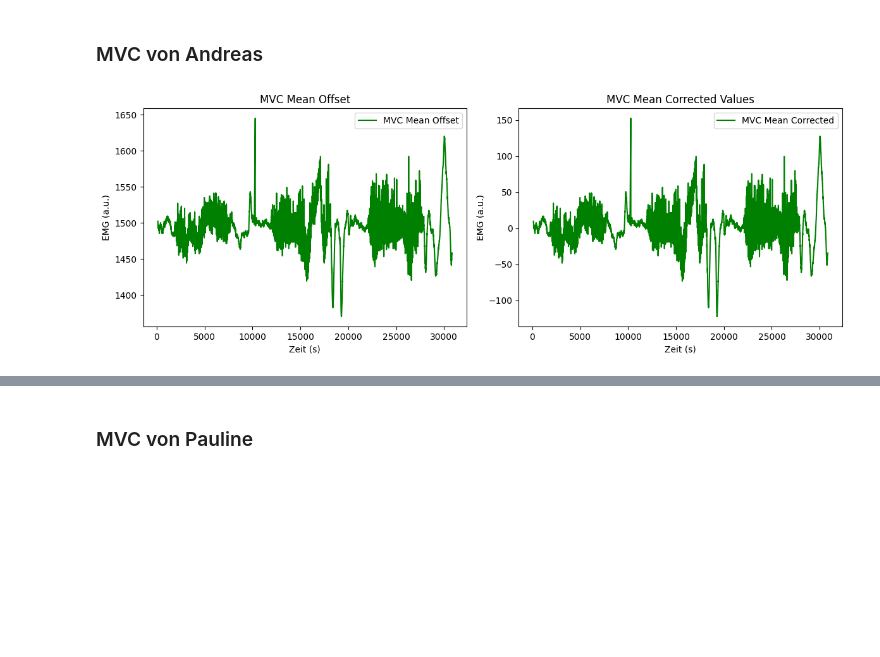
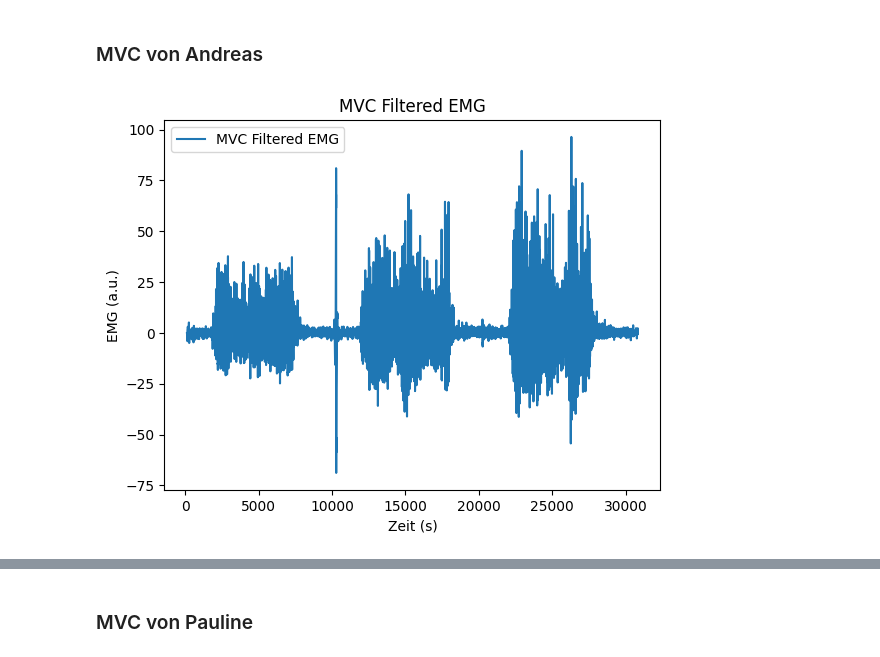
Before and after one commit to VPaulineC/Praktikum-3, a Jupyter notebook: MainCode3.ipynb, the cells around one changed output, grey strips where cells are left out. Cells and saved outputs as stored; diff of their text form; code cells hidden in the pictures; blank space fills up the shorter version.

```diff
--- a/MainCode3.ipynb
+++ b/MainCode3.ipynb
@@ -156,88 +154,87 @@ mvca  = import_dataAndreas('\t')
 mvc_mean_offset = np.mean(mvca['emg'])
 mvca['mean_corrected'] = mvca['emg'] - mvc_mean_offset
 
-plt.figure(figsize=(12, 8))
-plt.subplot(2, 2, 1)
-plt.plot(mvca['t'], mvca['emg'], label='MVC Mean Offset', color = "green")
-plt.title('MVC Mean Offset')
-plt.xlabel('Zeit (s)')
-plt.ylabel('EMG (a.u.)')
-plt.legend()
+# plt.figure(figsize=(12, 8))
+# plt.subplot(2, 2, 1)
+# plt.plot(mvc['t'], mvc['emg'], label='MVC Mean Offset')
+# plt.title('MVC Mean Offset')
+# plt.xlabel('Zeit (s)')
+# plt.ylabel('EMG (a.u.)')
+# plt.legend()
 
-plt.subplot(2, 2, 2)
-plt.plot(mvca['t'], mvca['mean_corrected'], label='MVC Mean Corrected', color = "green")
-plt.title('MVC Mean Corrected Values')
-plt.xlabel('Zeit (s)')
-plt.ylabel('EMG (a.u.)')
-plt.legend()
+# plt.subplot(2, 2, 2)
+# plt.plot(mvc['t'], mvc['mean_corrected'], label='MVC Mean Corrected')
+# plt.title('MVC Mean Corrected Values')
+# plt.xlabel('Zeit (s)')
+# plt.ylabel('EMG (a.u.)')
+# plt.legend()
 
-plt.tight_layout()
-plt.show()
+# plt.tight_layout()
+# plt.show()
 
 # MVC Unfiltered und Filtered EMG plotten
 mvc_filtered_emg = butterworth_filter(mvca['mean_corrected'], 20, 450, fs=1000)
 
-plt.figure(figsize=(12, 8))
-plt.subplot(2, 2, 1)
-plt.plot(mvca['t'], mvca['mean_corrected'], label='MVC Unfiltered EMG', color = "green")
-plt.title('MVC Unfiltered EMG')
-plt.xlabel('Zeit (s)')
-plt.ylabel('EMG (a.u.)')
-plt.legend()
+# plt.figure(figsize=(12, 8))
+# plt.subplot(2, 2, 1)
+# plt.plot(mvc['t'], mvc['mean_corrected'], label='MVC Unfiltered EMG')
+# plt.title('MVC Unfiltered EMG')
+# plt.xlabel('Zeit (s)')
+# plt.ylabel('EMG (a.u.)')
+# plt.legend()
 
 
-plt.subplot(2, 2, 2)
-plt.plot(mvca['t'], mvc_filtered_emg, label='MVC Filtered EMG',color = "green")
+
+plt.plot(mvca['t'], mvc_filtered_emg, label='MVC Filtered EMG')
 plt.title('MVC Filtered EMG')
 plt.xlabel('Zeit (s)')
 plt.ylabel('EMG (a.u.)')
 plt.legend()
 
-plt.tight_layout()
 plt.show()
 
 # MVC Unrectified und Rectified EMG plotten
 mvc_rectified_emg = np.abs(mvc_filtered_emg)
 mvc_envelope = lowpass_filter(mvc_rectified_emg, 3, fs=1000)
 
-plt.figure(figsize=(12, 8))
-plt.subplot(2, 2, 1)
-plt.plot(mvca['t'], mvc_filtered_emg, label='MVC Unrectified EMG', color = "green")
-plt.title('MVC Unrectified EMG')
+# plt.figure(figsize=(12, 8))
+# plt.subplot(2, 2, 1)
+# plt.plot(mvc['t'], mvc_filtered_emg, label='MVC Unrectified EMG')
+# plt.title('MVC Unrectified EMG')
+# plt.xlabel('Zeit (s)')
+# plt.ylabel('EMG (a.u.)')
+# plt.legend()
+
+
+
+plt.plot(mvca['t'], mvc_rectified_emg, label='MVC Rectified EMG')
+plt.title('MVC Rectified EMG')
 plt.xlabel('Zeit (s)')
 plt.ylabel('EMG (a.u.)')
 plt.legend()
 
 
-plt.subplot(2, 2, 2)
-plt.plot(mvca['t'], mvc_rectified_emg, label='MVC Rectified EMG', color = "green")
-plt.title('MVC Rectified EMG')
-plt.xlabel('Zeit (s)')
-plt.ylabel('EMG (a.u.)')
-plt.legend()
-
-plt.tight_layout()
 plt.show()
 
-plt.figure(figsize=(12, 8))
-plt.subplot(2, 2, 1)
-plt.plot(mvca['t'], mvc_rectified_emg, label='MVC Rectified EMG', color = "green")
-plt.title('MVC Rectified EMG')
-plt.xlabel('Zeit (s)')
-plt.ylabel('EMG (a.u.)')
-plt.legend()
+# plt.figure(figsize=(12, 8))
+# plt.subplot(2, 2, 1)
+# plt.plot(mvc['t'], mvc_rectified_emg, label='MVC Rectified EMG')
+# plt.title('MVC Rectified EMG')
+# plt.xlabel('Zeit (s)')
+# plt.ylabel('EMG (a.u.)')
+# plt.legend()
 
-plt.subplot(2, 2, 2)
-plt.plot(mvca['t'], mvc_envelope, label='MVC Envelope (3 Hz Lowpass)', color = "green")
+
+plt.plot(mvca['t'], mvc_envelope, label='MVC Envelope (3 Hz Lowpass)')
 plt.title('MVC Envelope (3 Hz Lowpass)')
 plt.xlabel('Zeit (s)')
 plt.ylabel('EMG (a.u.)')
 plt.legend()
 plt.show()
 
-plt.tight_layout()
 plt.show()
 
-#teste 2
+mvc_mean = np.mean(mvc_envelope)
+print(f"Der gemittelte MVC-Wert beträgt: {mvc_mean}")
 # %% [output]
-[figure, old version]
+[figure, new version]
```
Also changed, not shown: parts of 15 cells of this notebook.
